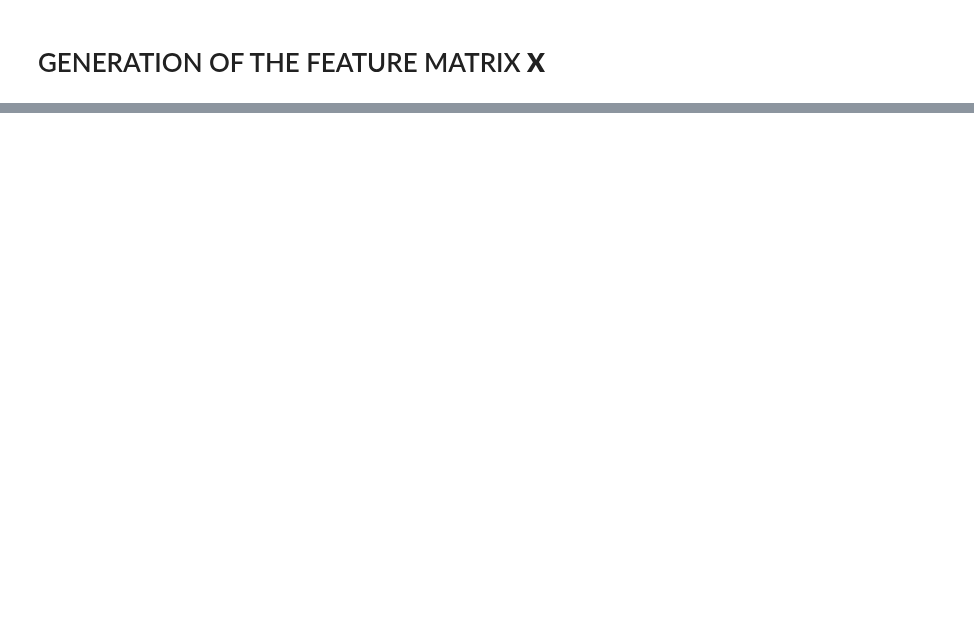
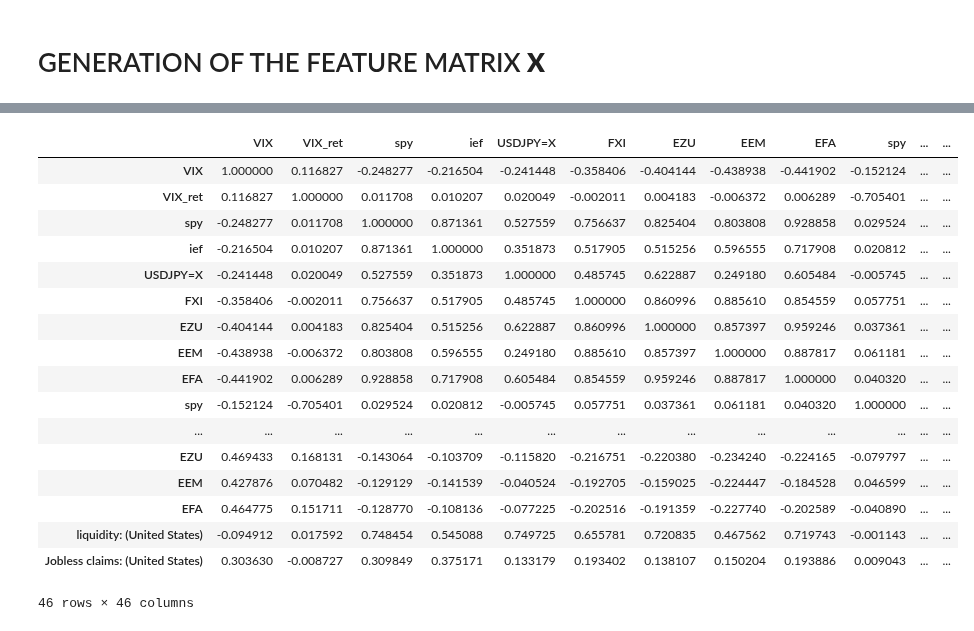
Before and after one commit to sangramsinghg/vix_predictor, a Jupyter notebook: Paola_NN1.ipynb, the cells around one changed output, grey strips where cells are left out. Saved outputs shown, nothing was run; the diff lists cells and outputs as text; code cells hidden in the pictures; blank space fills up the shorter version.

```diff
--- a/Paola_NN1.ipynb
+++ b/Paola_NN1.ipynb
@@ -182,4 +195,4 @@ google_trends_component_df = correlation_filter(
                                 key_column='^VIX',
                                 eliminate_first_column=True)
 
-X6=google_trends_component_df.copy()
+X6=google_trends_component_df
@@ -202,16 +204,16 @@ X6=google_trends_component_df.copy()
 # GENERATION OF THE FEATURE MATRIX **X**
 # %%
 # Concatenation of all sources of data
-X=pd.concat([X1, X2, X3, X4, X5, X6], axis=1)
+XY=pd.concat([X1, X2, X3, X4, X5, X6], axis=1)
 #print("X without interpolation")
 #print(X)
 
 # Fill missing values with interpolation
-X=X.interpolate(method="polynomial", order=2)
-#print(X)
-#print("X with interpolation")
+XY=XY.interpolate(method="polynomial", order=2)
+#print(XY)
+#print("XY with interpolation")
 
 # Drop first or last rows if they are NA
-X=X.dropna()
-#print("X after drop Nan")
-#print(X)
+XY=XY.dropna()
+#print("XY after drop Nan")
+print(XY.columns)
@@ -222,15 +228,18 @@ X=X.dropna()
 # %%
 # Set the Signal column
-gtd_tdf["Signal"] = 0.0
+vix_ret=vix.pct_change()
+XY["Signal"] = 0.0
 
-# Generate the trading signals 1 (entry) or -1 (exit)
-# where 1 is when the ^VIX is greater than 3.6%.
-# where 0 is when the ^VIX  is less than 3.6%.
-for index, row in gtd_tdf.iterrows():
-    if row["^VIX"] > 0.036:
-        gtd_tdf.loc[index, "Signal"] = 1.0
-    if row["^VIX"] < 0.036:
-        gtd_tdf.loc[index,"Signal"] =  0.0
+XY.loc[(XY['VIX_ret'] >= 0.036), 'Signal'] = 1
+
+# # Generate the trading signals 1 (entry) or -1 (exit)
+# # where 1 is when the ^VIX is greater than 3.6%.
+# # where 0 is when the ^VIX  is less than 3.6%.
+#for index, row in XY.iterrows():
+#    if row["VIX_ret"] >= 0.036:
+#        XY.loc[index, "Signal"] = 1.0
+
 # Review the DataFrame
-gtd_tdf.head()
+print(XY["Signal"].head()    )
+XY["Signal"].value_counts()
 # %% [output]
@@ -243,6 +287,7 @@ y
 # %%
 # Define features set X by selecting all columns but Signal
-X = gtd_tdf.drop(columns=["Signal"])
+X = XY.drop(columns=["Signal"]).shift().dropna()
+
 
 # Review the features DataFrame
 X.head()
@@ -249,3 +303,24 @@ X.head()
+# %%
+X.corr()
+# %% [output]
+|  | VIX | VIX_ret | spy | ief | USDJPY=X | FXI | EZU | EEM | EFA | spy | ... | ... |
+| VIX | 1.000000 | 0.116827 | -0.248277 | -0.216504 | -0.241448 | -0.358406 | -0.404144 | -0.438938 | -0.441902 | -0.152124 | ... | ... |
+| VIX_ret | 0.116827 | 1.000000 | 0.011708 | 0.010207 | 0.020049 | -0.002011 | 0.004183 | -0.006372 | 0.006289 | -0.705401 | ... | ... |
+| spy | -0.248277 | 0.011708 | 1.000000 | 0.871361 | 0.527559 | 0.756637 | 0.825404 | 0.803808 | 0.928858 | 0.029524 | ... | ... |
+| ief | -0.216504 | 0.010207 | 0.871361 | 1.000000 | 0.351873 | 0.517905 | 0.515256 | 0.596555 | 0.717908 | 0.020812 | ... | ... |
+| USDJPY=X | -0.241448 | 0.020049 | 0.527559 | 0.351873 | 1.000000 | 0.485745 | 0.622887 | 0.249180 | 0.605484 | -0.005745 | ... | ... |
+| FXI | -0.358406 | -0.002011 | 0.756637 | 0.517905 | 0.485745 | 1.000000 | 0.860996 | 0.885610 | 0.854559 | 0.057751 | ... | ... |
+| EZU | -0.404144 | 0.004183 | 0.825404 | 0.515256 | 0.622887 | 0.860996 | 1.000000 | 0.857397 | 0.959246 | 0.037361 | ... | ... |
+| EEM | -0.438938 | -0.006372 | 0.803808 | 0.596555 | 0.249180 | 0.885610 | 0.857397 | 1.000000 | 0.887817 | 0.061181 | ... | ... |
+| EFA | -0.441902 | 0.006289 | 0.928858 | 0.717908 | 0.605484 | 0.854559 | 0.959246 | 0.887817 | 1.000000 | 0.040320 | ... | ... |
+| spy | -0.152124 | -0.705401 | 0.029524 | 0.020812 | -0.005745 | 0.057751 | 0.037361 | 0.061181 | 0.040320 | 1.000000 | ... | ... |
+| ... | ... | ... | ... | ... | ... | ... | ... | ... | ... | ... | ... | ... |
+| EZU | 0.469433 | 0.168131 | -0.143064 | -0.103709 | -0.115820 | -0.216751 | -0.220380 | -0.234240 | -0.224165 | -0.079797 | ... | ... |
+| EEM | 0.427876 | 0.070482 | -0.129129 | -0.141539 | -0.040524 | -0.192705 | -0.159025 | -0.224447 | -0.184528 | 0.046599 | ... | ... |
+| EFA | 0.464775 | 0.151711 | -0.128770 | -0.108136 | -0.077225 | -0.202516 | -0.191359 | -0.227740 | -0.202589 | -0.040890 | ... | ... |
+| liquidity: (United States) | -0.094912 | 0.017592 | 0.748454 | 0.545088 | 0.749725 | 0.655781 | 0.720835 | 0.467562 | 0.719743 | -0.001143 | ... | ... |
+| Jobless claims: (United States) | 0.303630 | -0.008727 | 0.309849 | 0.375171 | 0.133179 | 0.193402 | 0.138107 | 0.150204 | 0.193886 | 0.009043 | ... | ... |
+46 rows × 46 columns
 # %%
 # Split the preprocessed data into a training and testing dataset
 # Assign the function a random_state equal to 1
```
Also changed, not shown: parts of 53 cells of this notebook.
